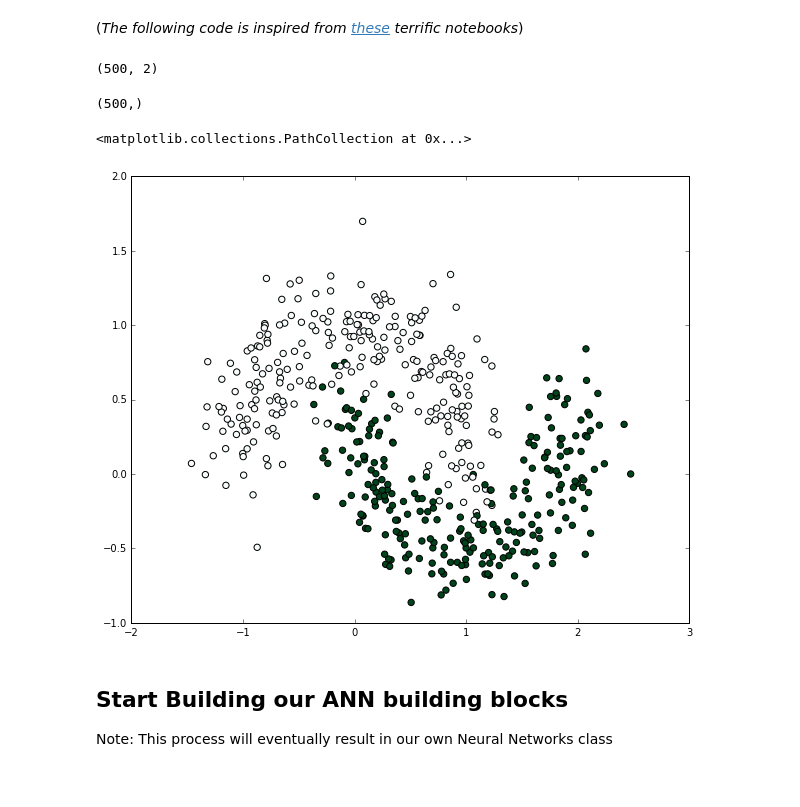
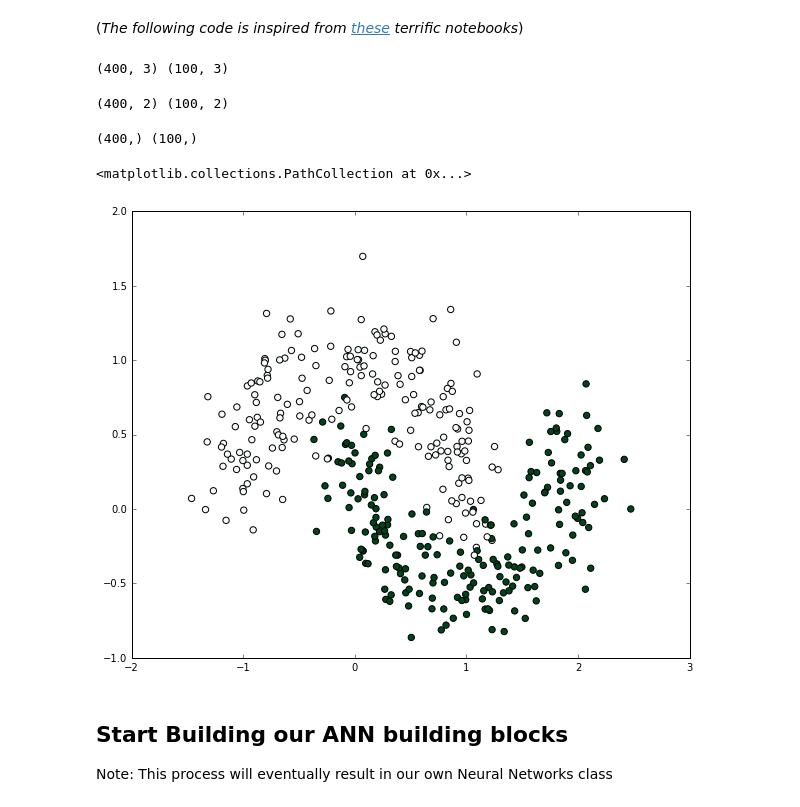
Before and after one commit to gabrielle-ong/deep-learning-keras-tensorflow, a Jupyter notebook: 1.1 Introduction - Deep Learning and ANN.ipynb, the cells around one changed output. Saved outputs shown, nothing was run; the diff lists cells and outputs as text; code cells hidden in the pictures.

Commit message:
segmented train from test data; removed non-random rand; replaced naive python list with np.zeros; removed makeMatrix for builtin

```diff
--- a/1.1 Introduction - Deep Learning and ANN.ipynb
+++ b/1.1 Introduction - Deep Learning and ANN.ipynb
@@ -70,19 +67,30 @@ train = pd.read_csv("data/intro_to_ann.csv")
+# %%
+# read the dataset
+data = pd.read_csv("data/intro_to_ann.csv")
+# partition the data into train and test: (400,3), (100,3)
+indices = np.arange(data.shape[0])
+train = np.array([data.ix[i,:] for i in indices[:400]])
+test = np.array([data.ix[i,:] for i in indices[400:]])
+print(train.shape, test.shape)
+# %% [output]
+(400, 3) (100, 3)
 # %%
-X, y = np.array(train.ix[:,0:2]), np.array(train.ix[:,2])
+X_train, y_train = np.array(train[:,0:2]), np.array(train[:,2])
+X_test, y_test = np.array(test[:,0:2]), np.array(test[:,2])
-# %%
-X.shape
-# %% [output]
-(500, 2)
-# %%
-y.shape
-# %% [output]
-(500,)
+# %%
+print(X_train.shape, X_test.shape)
+# %% [output]
+(400, 2) (100, 2)
+# %%
+print(y_train.shape, y_test.shape)
+# %% [output]
+(400,) (100,)
 # %%
-#Let's plot the dataset and see how it is
-plt.scatter(X[:,0], X[:,1], s=40, c=y, cmap=plt.cm.BuGn)
+# Let's plot the dataset
+plt.scatter(X_train[:,0], X_train[:,1], s=40, c=y_train, cmap=plt.cm.BuGn)
 # %% [output]
 <matplotlib.collections.PathCollection at 0x...>
-[figure, old version]
+[figure, new version]
 # %% [markdown]
 ## Start Building our ANN building blocks
 
```
Also changed, not shown: parts of 13 cells of this notebook, 1 other file.
